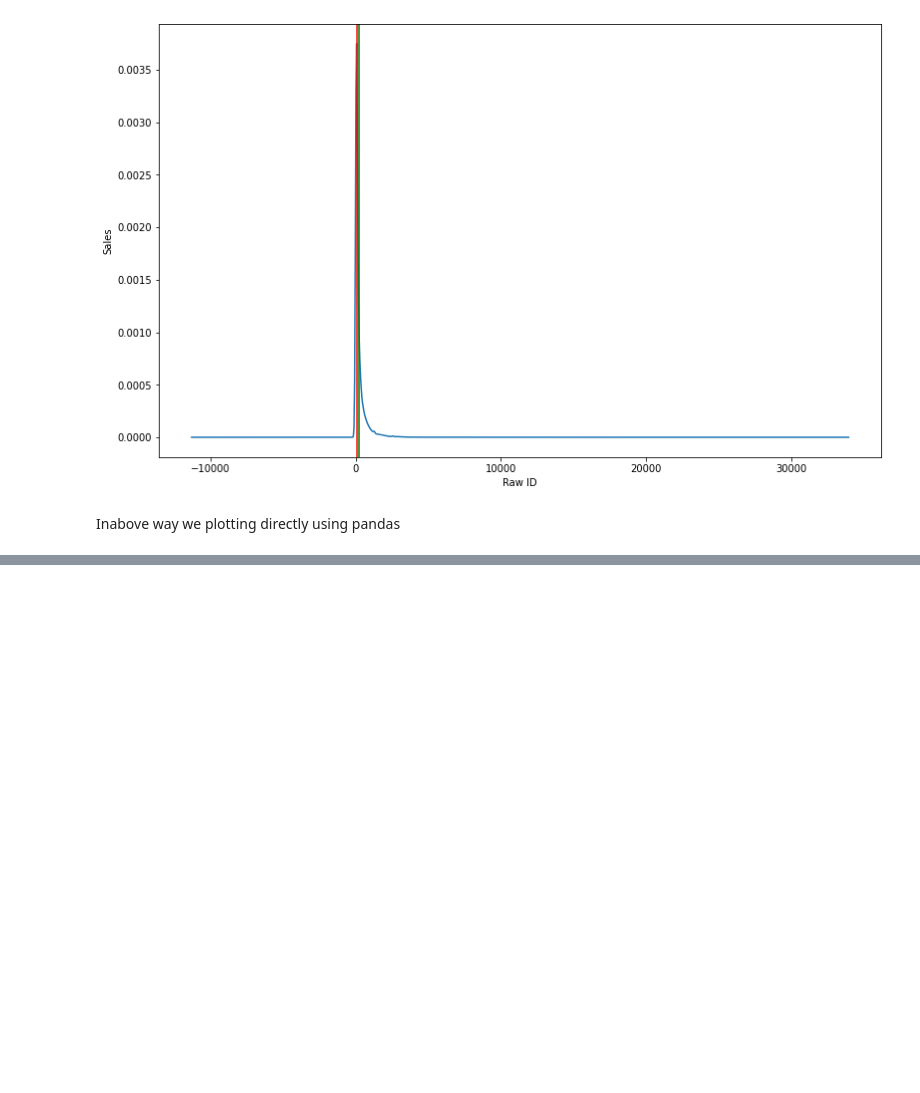
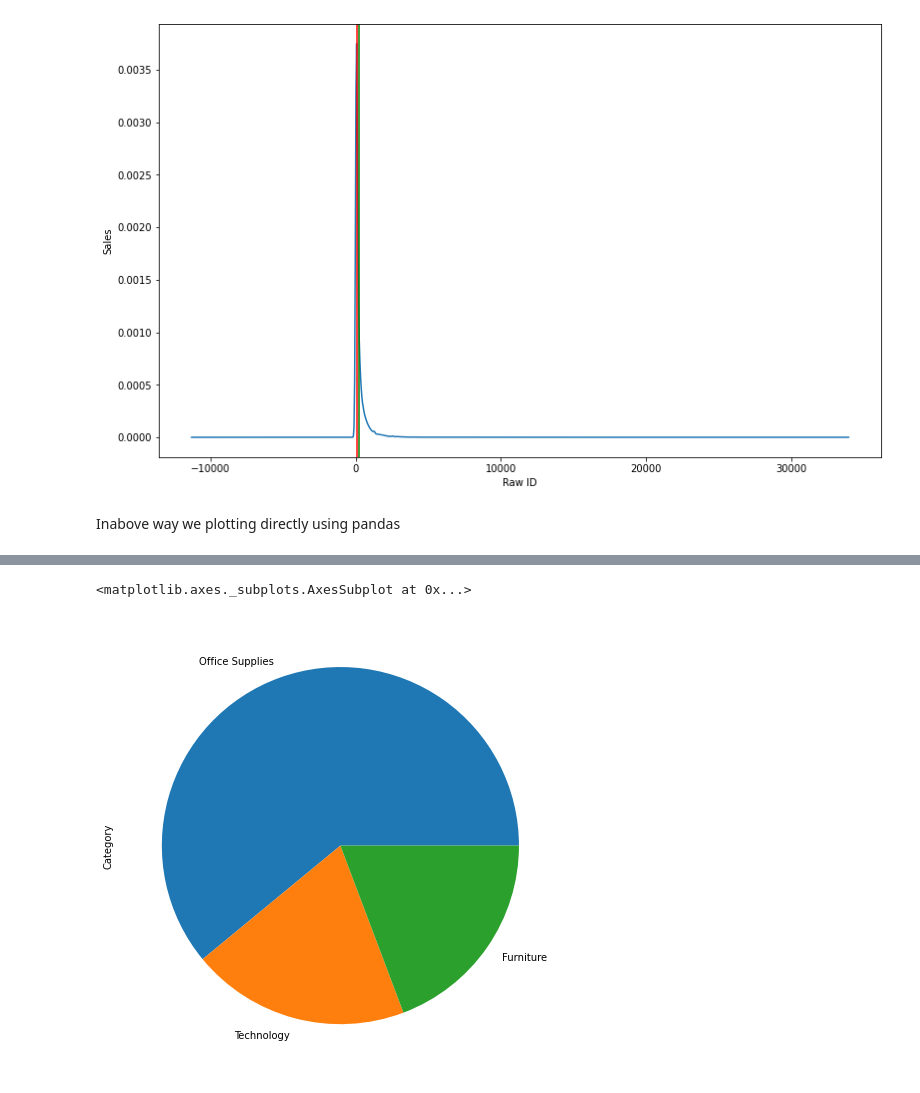
Before and after one commit to abidshafee/dataAnalysis, a Jupyter notebook: dataAnalysis.ipynb, the cells around one changed output, grey strips where cells are left out. Cells and saved outputs as stored; diff of their text form; code cells hidden in the pictures; blank space fills up the shorter version.

```diff
--- a/dataAnalysis.ipynb
+++ b/dataAnalysis.ipynb
@@ -255,0 +261,5 @@ Inabove way we plotting directly using pandas
+# %%
+df['Category'].value_counts().plot(kind='pie', figsize=(8,18))
+# %% [output]
+<matplotlib.axes._subplots.AxesSubplot at 0x...>
+[figure, added]
```
Also changed, not shown: parts of 2 cells of this notebook.
